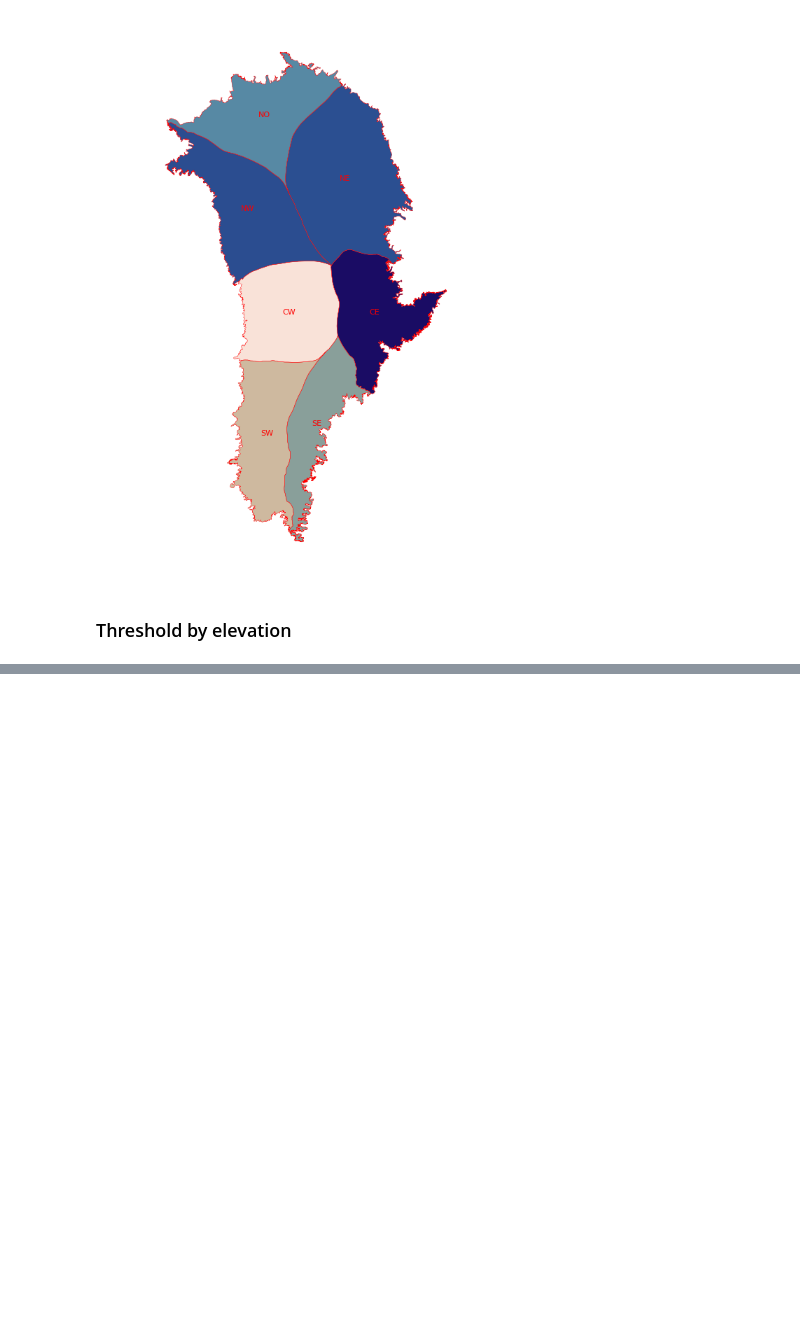
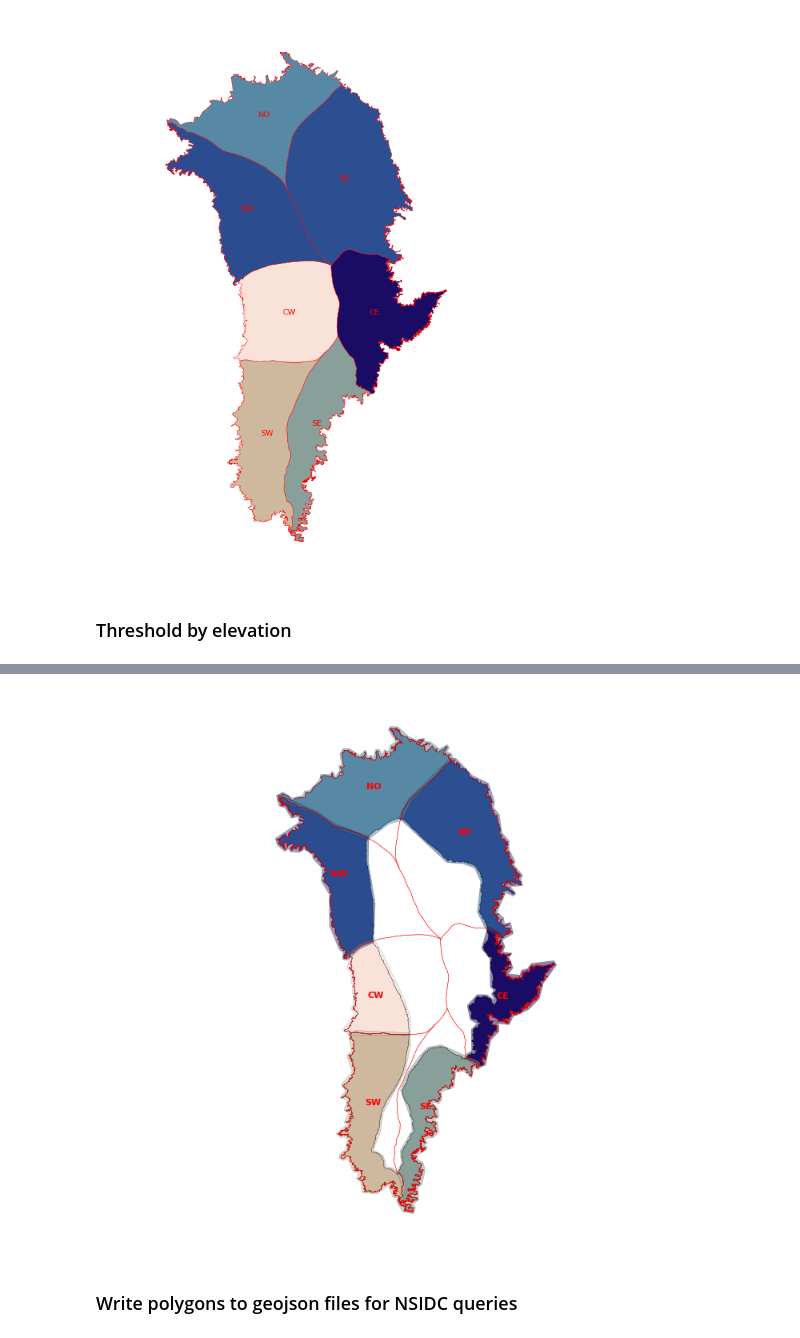
Before and after one commit to fliphilipp/GlacierLakeDetectionICESat2, a Jupyter notebook: basins/make_basins.ipynb, the cells around one changed output, grey strips where cells are left out. Cells and saved outputs as stored; diff of their text form; code cells hidden in the pictures; blank space fills up the shorter version.

```diff
--- a/basins/make_basins.ipynb
+++ b/basins/make_basins.ipynb
@@ -430,0 +504,25 @@ fig.tight_layout()
+# %%
+simplify_tol = 10000 # 10 km
+gdf_thresh_simple = gdf_thresh.copy()
+gdf_thresh['geometry'] = gdf_thresh.apply(lambda x: orient(x.geometry, sign=1.0), axis=1)
+gdf_thresh_simple['geometry'] = gdf_thresh.apply(lambda x: orient(x.geometry.buffer(simplify_tol).simplify(simplify_tol, preserve_topology=True), sign=1.0), axis=1)
+
+gre_gdf_thresh = gdf_thresh.copy()
+gre_gdf_thresh_simple = gdf_thresh_simple.copy()
+gre_gdf_regions = gdf_regions.copy()
+# %%
+fig, ax = plt.subplots(figsize=[8,7])
+gdf_thresh.plot(column='SUBREGION1', cmap=cmc.lapazS, ax=ax)
+gdf_thresh_simple.plot(column='SUBREGION1', cmap=cmc.lapazS, ax=ax, alpha=0.5)
+gdf_thresh_simple.boundary.plot(color='k', ax=ax, lw=0.1)
+gdf_thresh.boundary.plot(color='k', ax=ax, lw=0.3)
+gdf_regions.boundary.plot(color='r', ax=ax, lw=0.3)
+gdf_thresh.apply(lambda x: ax.annotate(text=x['SUBREGION1'], xy=x.geometry.centroid.coords[0], ha='center',va='center',
+                                       color='r',fontsize=8, weight='bold'),axis=1);
+
+ax.axis('off')
+fig.tight_layout()
+# %% [output]
+[figure, added]
+# %% [markdown]
+### Write polygons to geojson files for NSIDC queries
```
Also changed, not shown: parts of 12 cells of this notebook, 59 other files.
